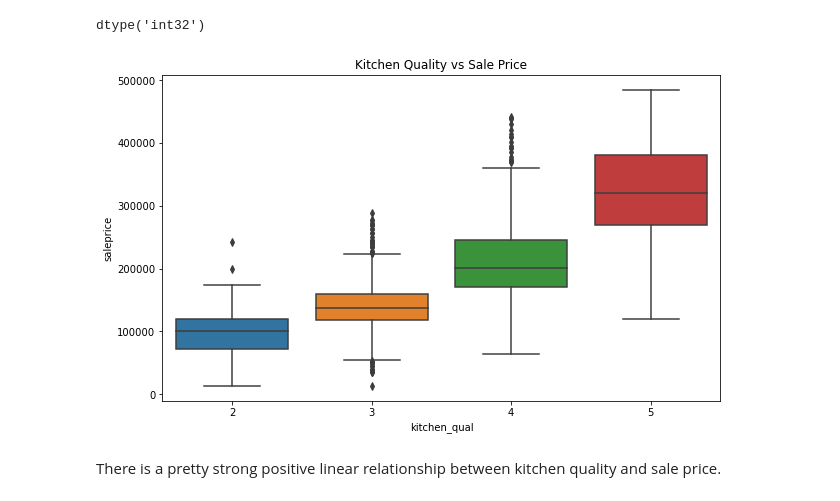
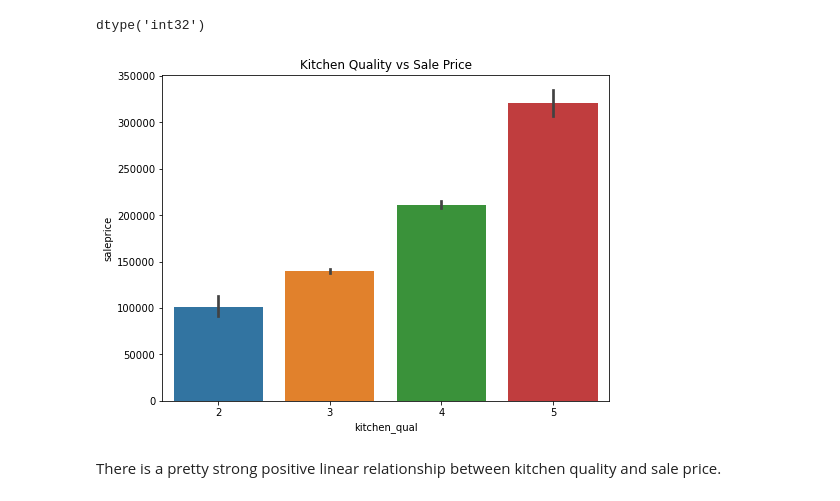
Before and after one commit to jpetersen626/ames_housing_analysis, a Jupyter notebook: code/01_EDA_and_Cleaning.ipynb, the cells around one changed output. Cells and saved outputs as stored; diff of their text form; code cells hidden in the pictures.

```diff
--- a/code/01_EDA_and_Cleaning.ipynb
+++ b/code/01_EDA_and_Cleaning.ipynb
@@ -683,12 +720,12 @@ test['kitchen_qual'].dtype
 # %% [output]
 dtype('int32')
 # %%
-plt.figure(figsize=(10,6))
-sns.boxplot(x=train['kitchen_qual'], y=train['saleprice'])
+plt.figure(figsize=(8,6))
+sns.barplot(x=train['kitchen_qual'], y=train['saleprice'])
 plt.title('Kitchen Quality vs Sale Price')
 plt.savefig('../images/kitchen qual');
 # %% [output]
-[figure, old version]
+[figure, new version]
 # %% [markdown]
 There is a pretty strong positive linear relationship between kitchen quality and sale price.
 # %%
```
Also changed, not shown: parts of 14 cells of this notebook, 14 other files.
